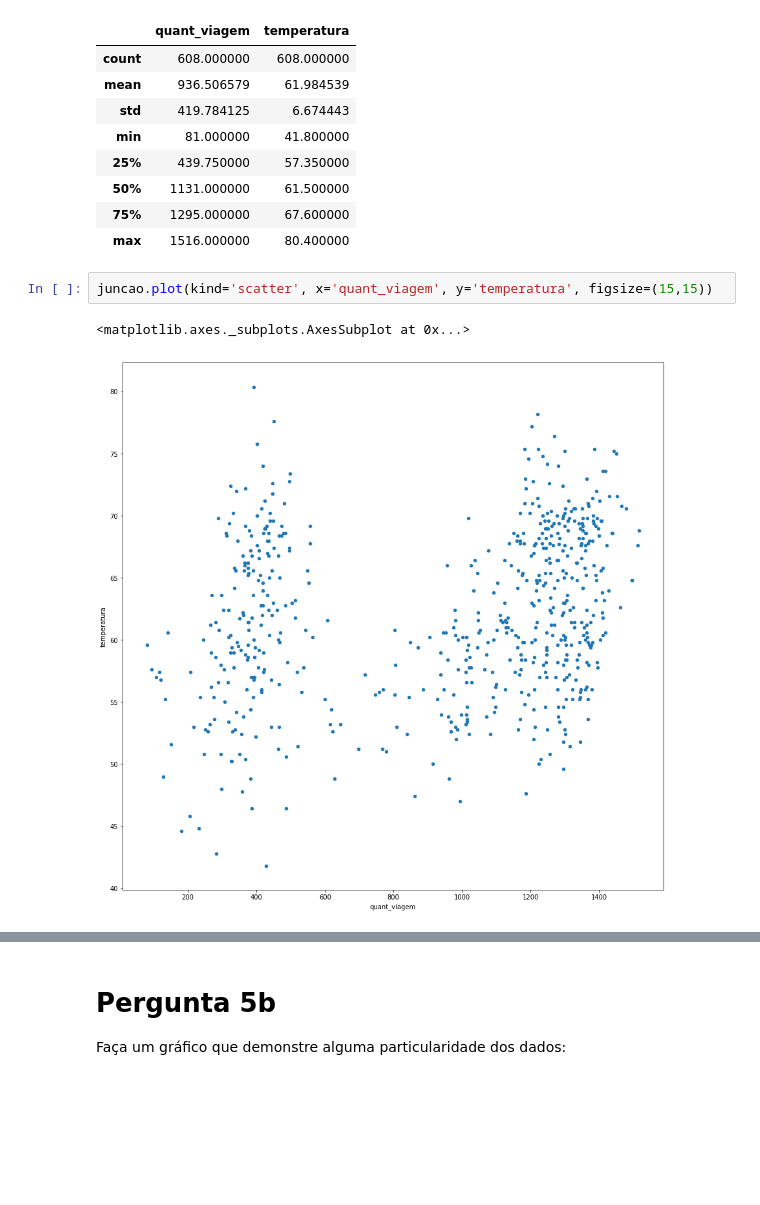
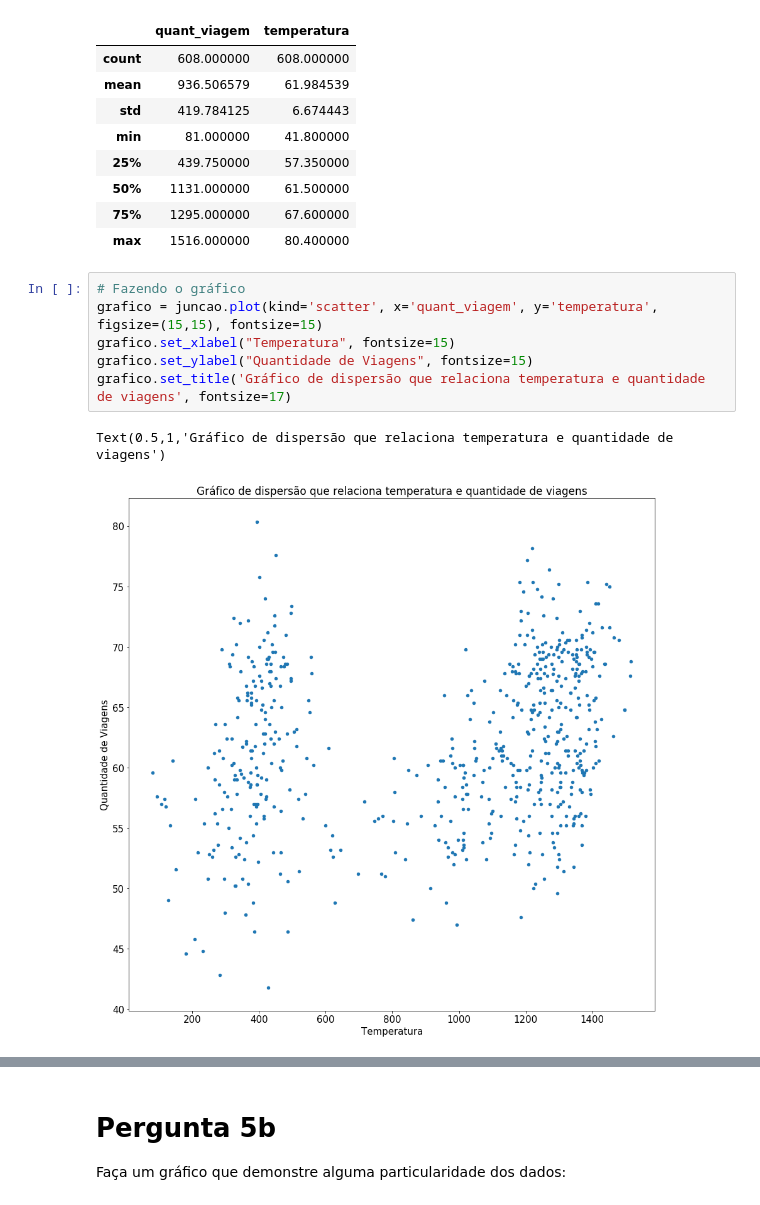
Before and after one commit to luisfcardoso/Udacity, a Jupyter notebook: Fundamentos de Data Science 1/Projeto/Analise_Bay_Area_Bike_Share-NDFDSI.ipynb, the cells around one changed output, grey strips where cells are left out. Cells and saved outputs as stored; diff of their text form; blank space fills up the shorter version.

```diff
--- a/Fundamentos de Data Science 1/Projeto/Analise_Bay_Area_Bike_Share-NDFDSI.ipynb
+++ b/Fundamentos de Data Science 1/Projeto/Analise_Bay_Area_Bike_Share-NDFDSI.ipynb
@@ -579,11 +580,15 @@ juncao.describe()
 | 50% | 1131.000000 | 61.500000 |
 | 75% | 1295.000000 | 67.600000 |
 | max | 1516.000000 | 80.400000 |
-# %%
-juncao.plot(kind='scatter', x='quant_viagem', y='temperatura', figsize=(15,15))
-# %% [output]
-<matplotlib.axes._subplots.AxesSubplot at 0x...>
-[figure, removed]
+# %%
+# Fazendo o gráfico
+grafico = juncao.plot(kind='scatter', x='quant_viagem', y='temperatura', figsize=(15,15), fontsize=15)
+grafico.set_xlabel("Temperatura", fontsize=15)
+grafico.set_ylabel("Quantidade de Viagens", fontsize=15)
+grafico.set_title('Gráfico de dispersão que relaciona temperatura e quantidade de viagens', fontsize=17)
+# %% [output]
+Text(0.5,1,'Gráfico de dispersão que relaciona temperatura e quantidade de viagens')
+[figure, added]
 # %% [markdown]
 O que é interessante na visualização acima? Por que você a selecionou?
 
```
Also changed, not shown: parts of 10 cells of this notebook, 1 other file.
